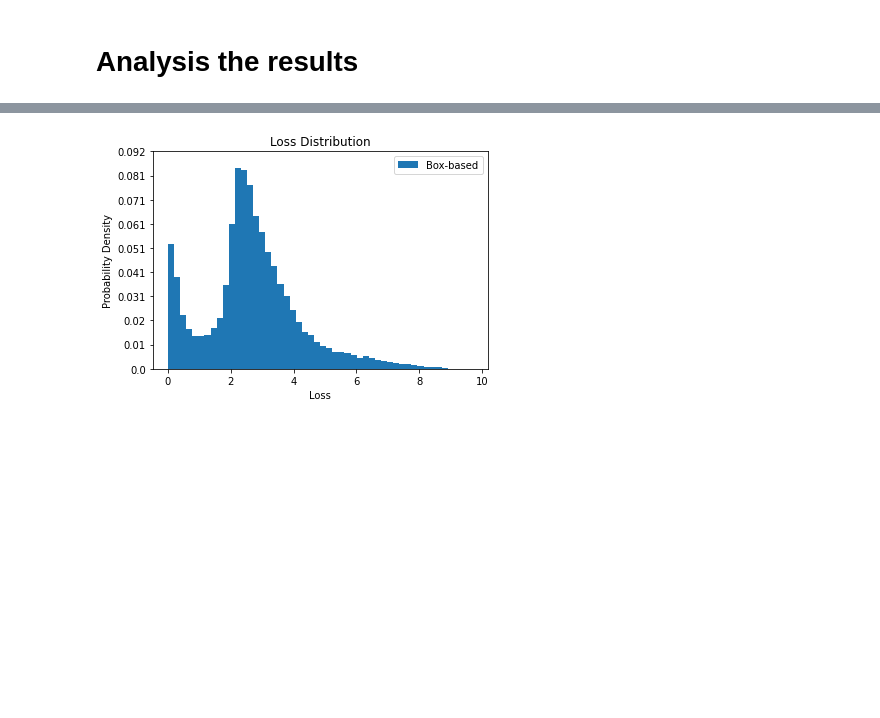
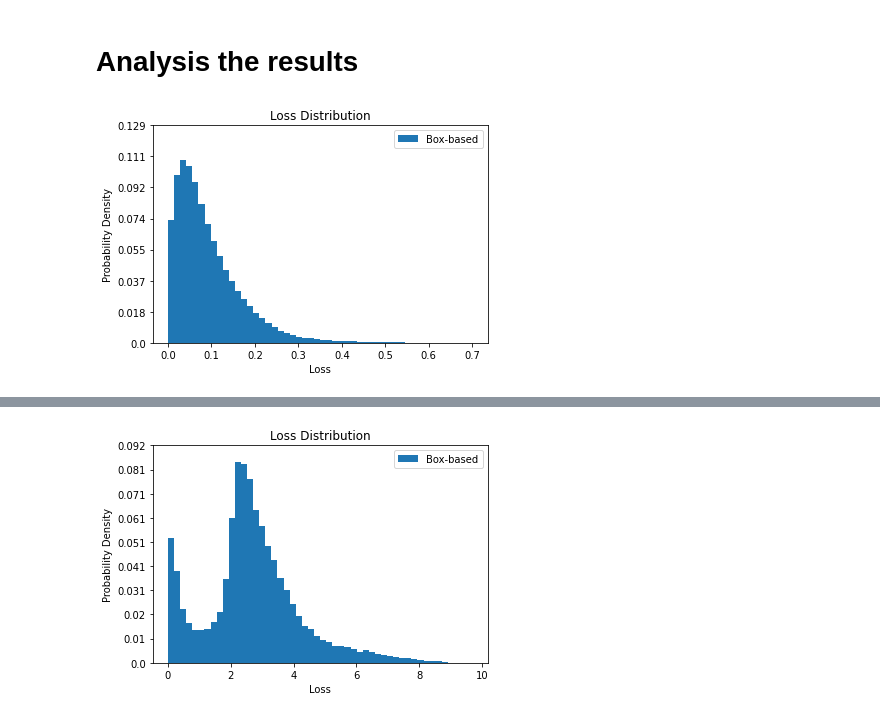
Before and after one commit to susanbao/orkspace, a Jupyter notebook: DINO/estimated_loss_analysis.ipynb, the cells around one changed output, grey strips where cells are left out. Saved outputs shown, nothing was run; the diff lists cells and outputs as text; code cells hidden in the pictures; blank space fills up the shorter version.

```diff
--- a/DINO/estimated_loss_analysis.ipynb
+++ b/DINO/estimated_loss_analysis.ipynb
@@ -43,0 +47,5 @@ def np_write(data, file):
+# %%
+train_bbox_loss = np_read("./data/5_scale_31/train/feature_pre_data/annotation_loss_bbox.npy")
+display_data_hist(train_bbox_loss)
+# %% [output]
+[figure, added]
```
Also changed, not shown: parts of 8 cells of this notebook, 6 other files.
